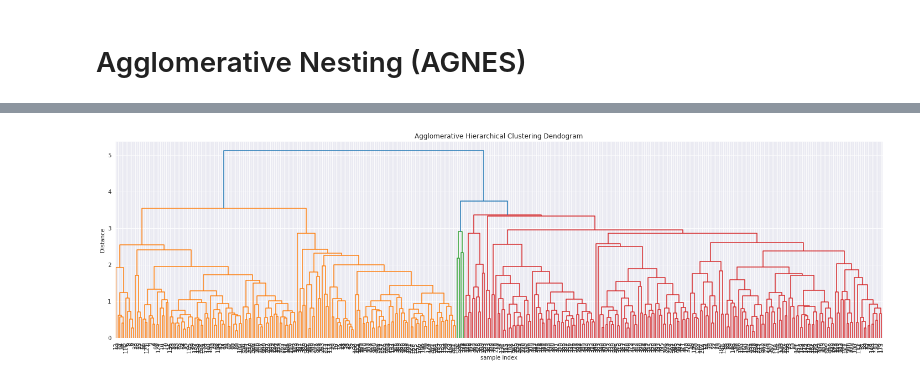
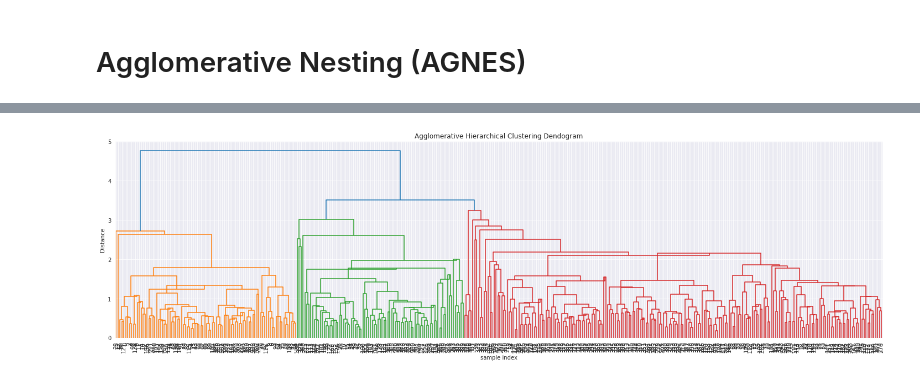
Before and after one commit to Barrok/auto-mpg, a Jupyter notebook: script.ipynb, the cells around one changed output, grey strips where cells are left out. Cells and saved outputs as stored; diff of their text form; code cells hidden in the pictures.

```diff
--- a/script.ipynb
+++ b/script.ipynb
@@ -335,19 +331,19 @@ df
 # %%
-# this time method 'average' wirh euclidean metric gives best result
+# this time method 'centroid' wirh euclidean metric gives best result
 # lets visualize this bad boy
 
 # assign color to each group(cluster)
 colors = dfst.iloc[:, -1].values
 
 # viusualization
 plt.figure(figsize=(20, 6))
 plt.title('Agglomerative Hierarchical Clustering Dendogram')
 plt.xlabel('sample index')
 plt.ylabel('Distance')
-dendrogram(linkage(dfst, metric='euclidean', method='average'), leaf_rotation=90.,  leaf_font_size=10.)
+dendrogram(linkage(dfst, metric='euclidean', method='centroid'), leaf_rotation=90.,  leaf_font_size=10.)
 plt.tight_layout()
 # %% [output]
-[figure, old version]
+[figure, new version]
 # %%
 # get unique values and counts of each value
 unique, counts = np.unique(colors, return_counts=True)
```
Also changed, not shown: parts of 19 cells of this notebook.
